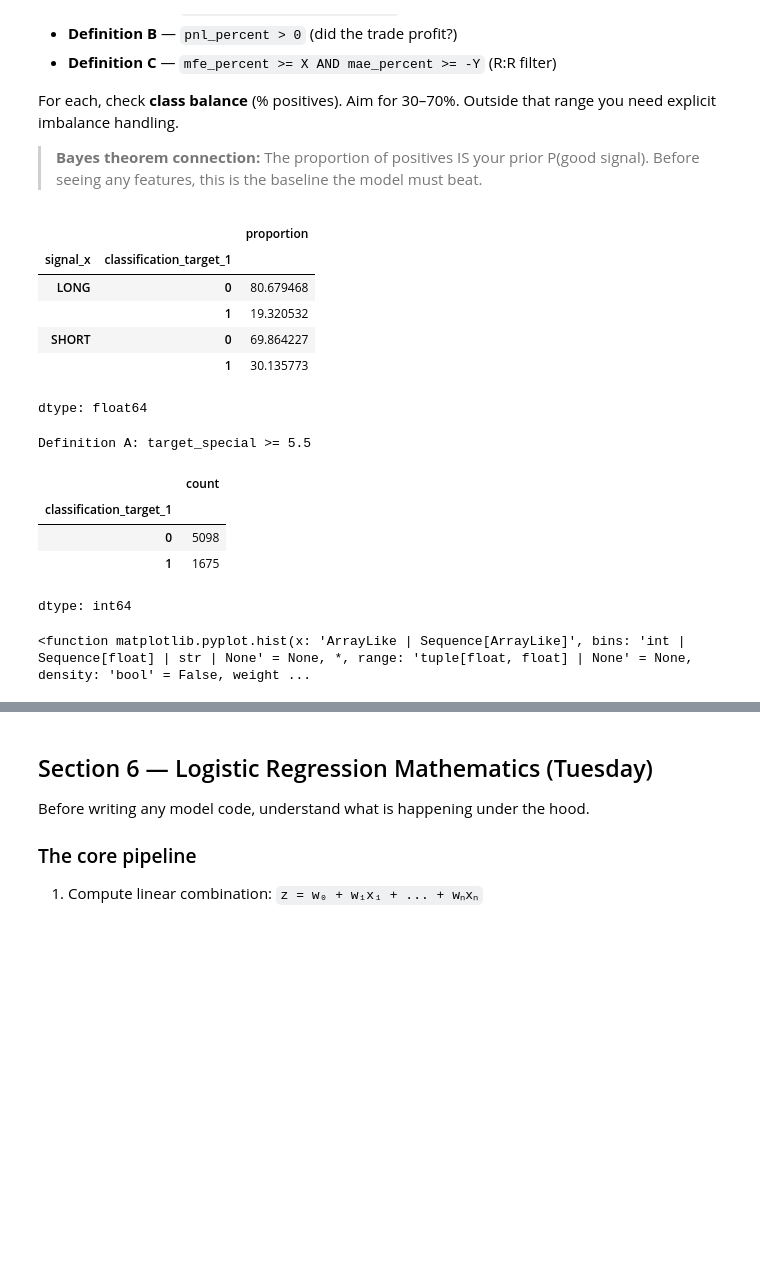
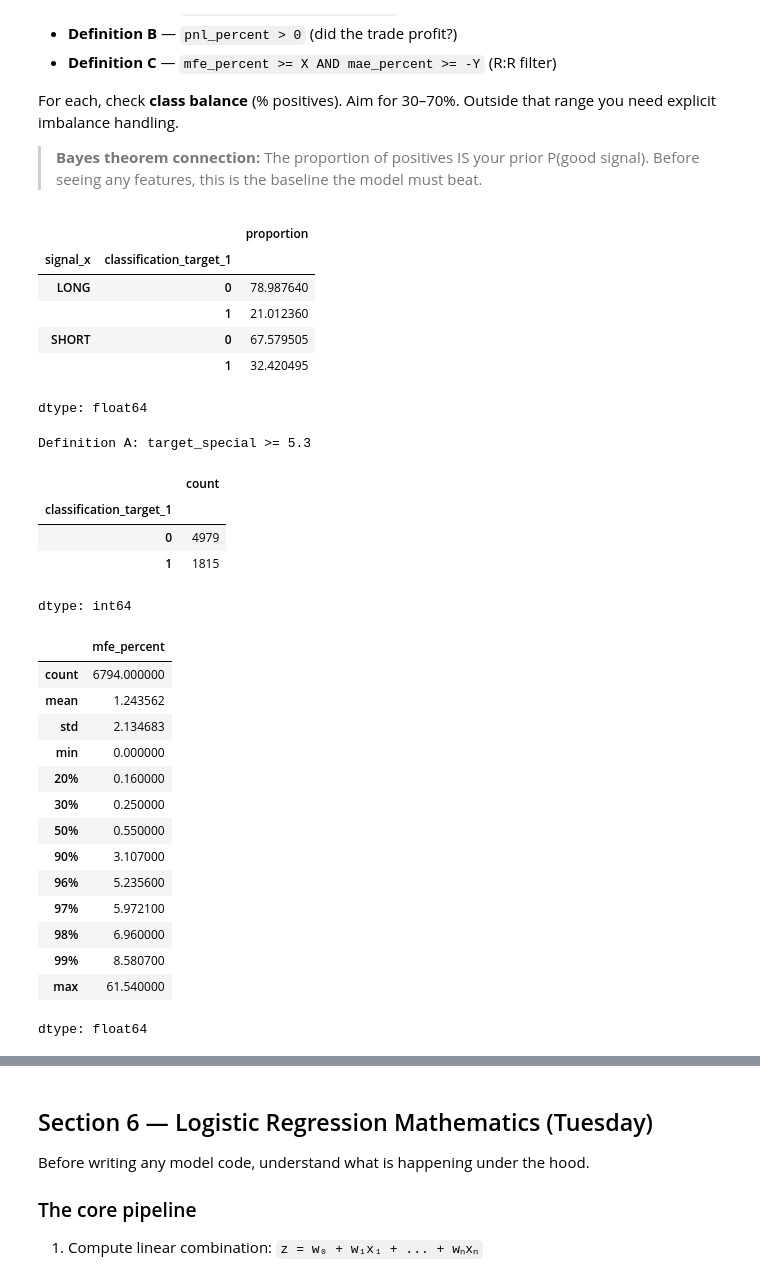
Before and after one commit to Jeshurun-B/EMA-optimizer-pipeline-v2, a Jupyter notebook: coolab_notebooks/week2_logistic_regression v2.ipynb, the cells around one changed output, grey strips where cells are left out. Drawn from its saved outputs; the diff is of its cells as text; code cells hidden in the pictures; blank space fills up the shorter version.

```diff
--- a/coolab_notebooks/week2_logistic_regression v2.ipynb
+++ b/coolab_notebooks/week2_logistic_regression v2.ipynb
@@ -403,36 +407,52 @@ For each, check **class balance** (% positives). Aim for 30–70%. Outside that
 # %%
 # ============================================================
 # DEFINITION A: target_special >= threshold
 # ============================================================
 # TODO: Choose a starting threshold. Try 3.0, 5.0, 7.0 and compare class balance.
 
-THRESHOLD_A = 5.5  # TODO: set this, e.g. 5.0
+THRESHOLD_A = 5.3  # TODO: set this, e.g. 5.0
 
 df['classification_target_1'] = ((df['T3_Assumption_Penalty'] > THRESHOLD_A) & (df['mfe_percent'] > 0.5)).astype(int)
 
 # TODO: Print:
 #   - Total rows, count of 1s and 0s
 
 #   - % positive overall
 
 #   - % positive for LONG vs SHORT separately
 display(df.groupby('signal_x')['classification_target_1'].value_counts(normalize = True)*100)
 print(f'Definition A: target_special >= {THRESHOLD_A}')
 
 display(df['classification_target_1'].value_counts(normalize = False))
-plt.hist
+
+
+display(df['mfe_percent'].describe(percentiles = [0.2,0.3,0.9,0.96, 0.97, 0.98, 0.99]))
 # %% [output]
 |  |  | proportion |
 | signal_x | classification_target_1 |  |
-| LONG | 0 | 80.679468 |
-|  | 1 | 19.320532 |
-| SHORT | 0 | 69.864227 |
-|  | 1 | 30.135773 |
+| LONG | 0 | 78.987640 |
+|  | 1 | 21.012360 |
+| SHORT | 0 | 67.579505 |
+|  | 1 | 32.420495 |
 dtype: float64
-Definition A: target_special >= 5.5
+Definition A: target_special >= 5.3
 |  | count |
 | classification_target_1 |  |
-| 0 | 5098 |
-| 1 | 1675 |
+| 0 | 4979 |
+| 1 | 1815 |
 dtype: int64
+|  | mfe_percent |
+| count | 6794.000000 |
+| mean | 1.243562 |
+| std | 2.134683 |
+| min | 0.000000 |
+| 20% | 0.160000 |
+| 30% | 0.250000 |
+| 50% | 0.550000 |
+| 90% | 3.107000 |
+| 96% | 5.235600 |
+| 97% | 5.972100 |
+| 98% | 6.960000 |
+| 99% | 8.580700 |
+| max | 61.540000 |
-<function matplotlib.pyplot.hist(x: 'ArrayLike | Sequence[ArrayLike]', bins: 'int | Sequence[float] | str | None' = None, *, range: 'tuple[float, float] | None' = None, density: 'bool' = False, weight ...
+dtype: float64
```
Also changed, not shown: parts of 20 cells of this notebook.
